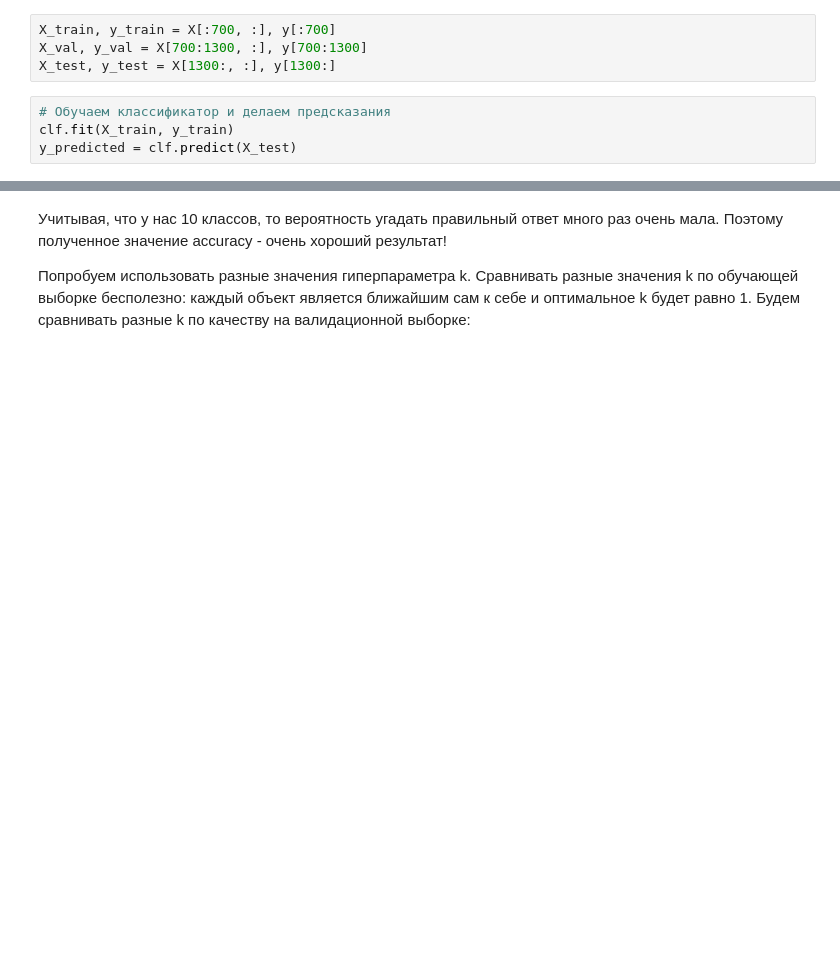
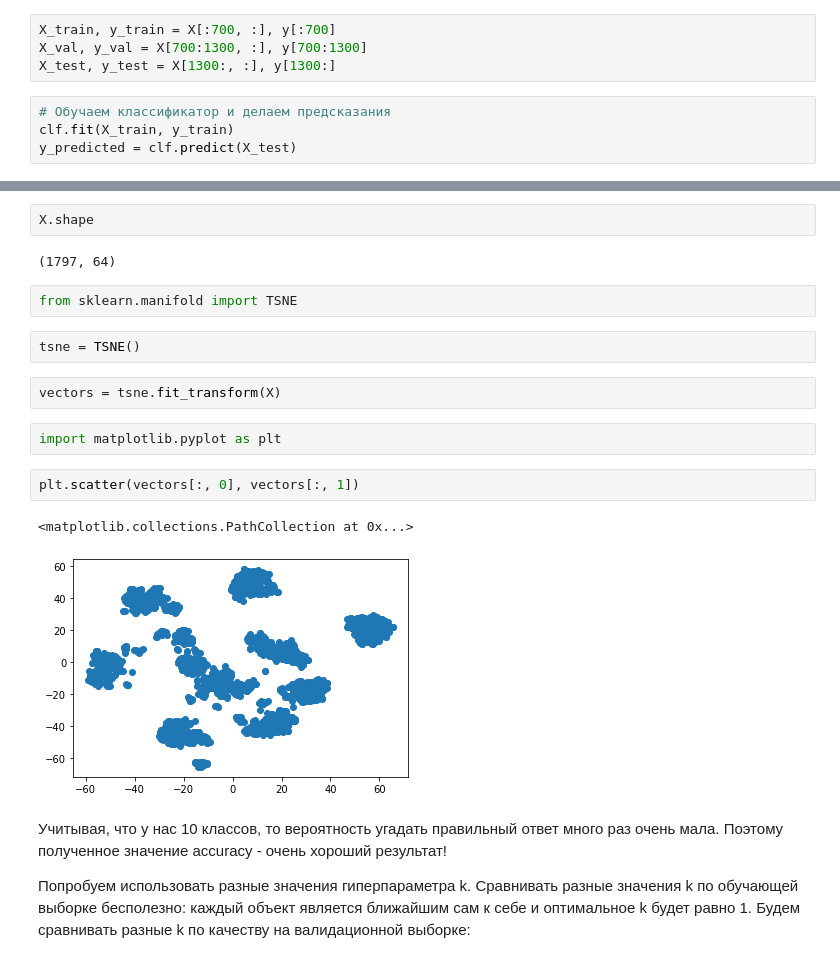
Before and after one commit to V-Marco/hse_iad4_2022, a Jupyter notebook: seminar_3/solved_sem03_sklearn_knn.ipynb, the cells around one changed output, grey strips where cells are left out. Drawn from its saved outputs; the diff is of its cells as text; blank space fills up the shorter version.

```diff
--- a/seminar_3/solved_sem03_sklearn_knn.ipynb
+++ b/seminar_3/solved_sem03_sklearn_knn.ipynb
@@ -530,3 +530,20 @@ Accuracy is:  0.9637826961770624
+# %%
+X.shape
+# %% [output]
+(1797, 64)
+# %%
+from sklearn.manifold import TSNE
+# %%
+tsne = TSNE()
+# %%
+vectors = tsne.fit_transform(X)
+# %%
+import matplotlib.pyplot as plt
+# %%
+plt.scatter(vectors[:, 0], vectors[:, 1])
+# %% [output]
+<matplotlib.collections.PathCollection at 0x...>
+[figure, added]
 # %% [markdown]
 Учитывая, что у нас 10 классов, то вероятность угадать правильный ответ много раз очень мала. Поэтому полученное значение accuracy - очень хороший результат!
 
```
Also changed, not shown: parts of 4 cells of this notebook, 1 other file.
